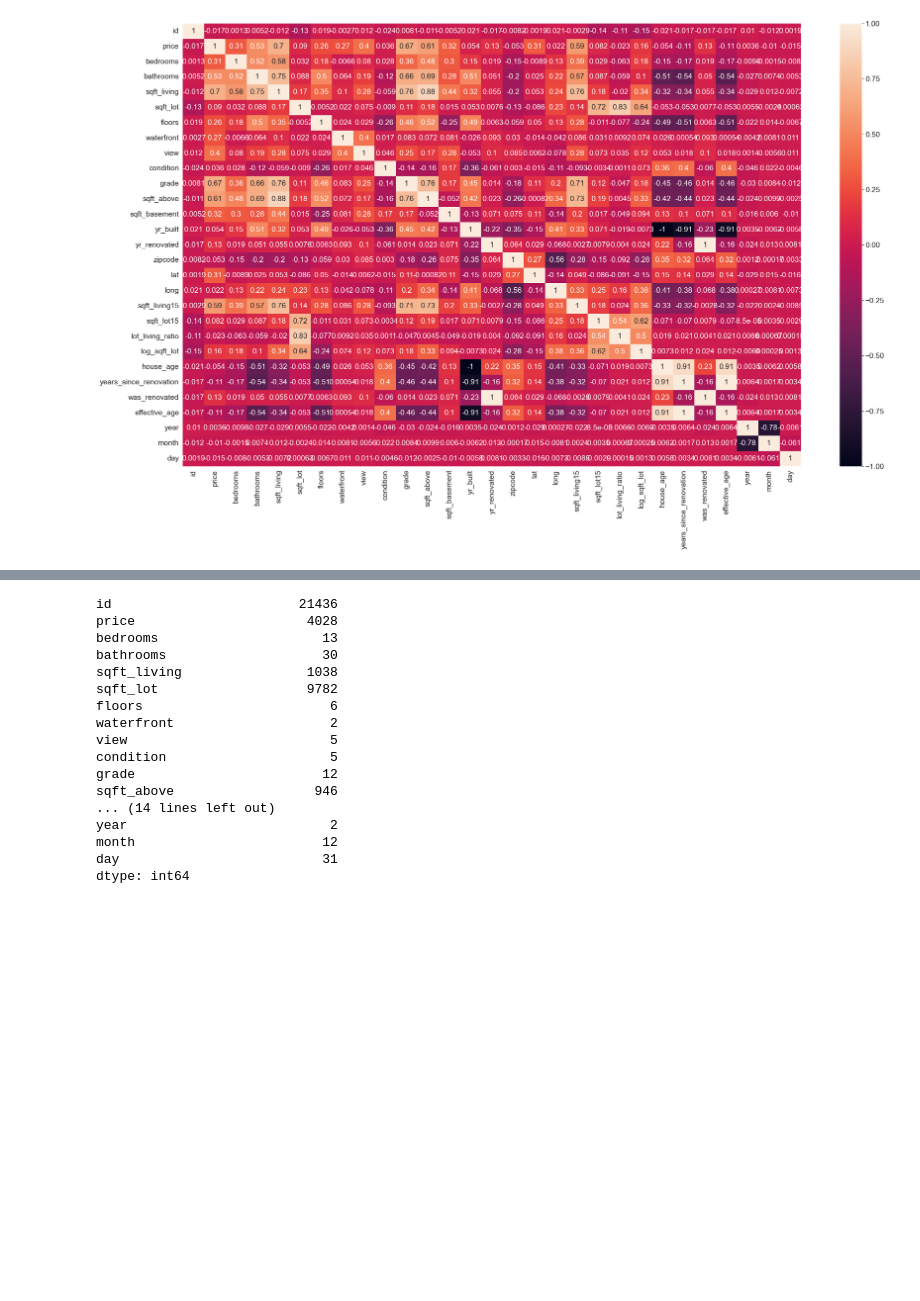
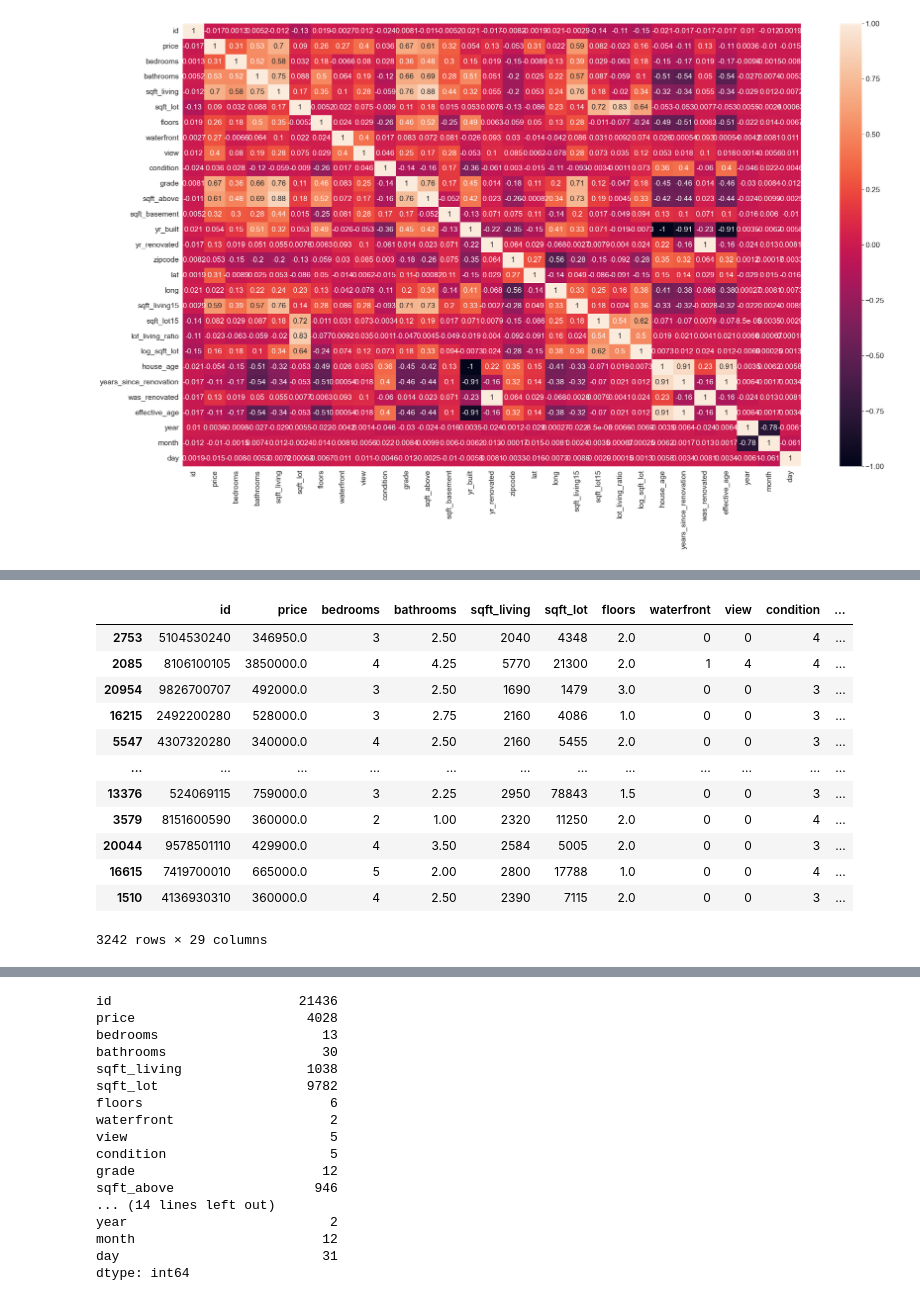
Before and after one commit to Alhusuly10/Regression-problem, a Jupyter notebook: House Sales in King County, USA.ipynb, the cells around one changed output, grey strips where cells are left out. Drawn from its saved outputs; the diff is of its cells as text; code cells hidden in the pictures; blank space fills up the shorter version.

```diff
--- a/House Sales in King County, USA.ipynb
+++ b/House Sales in King County, USA.ipynb
@@ -380,0 +378,16 @@ train_set, test_set = train_test_split(house_data, test_size = 0.2, random_state
+# %%
+test_set # Inspecting the train set
+# %% [output]
+|  | id | price | bedrooms | bathrooms | sqft_living | sqft_lot | floors | waterfront | view | condition | ... |
+| 2753 | 5104530240 | 346950.0 | 3 | 2.50 | 2040 | 4348 | 2.0 | 0 | 0 | 4 | ... |
+| 2085 | 8106100105 | 3850000.0 | 4 | 4.25 | 5770 | 21300 | 2.0 | 1 | 4 | 4 | ... |
+| 20954 | 9826700707 | 492000.0 | 3 | 2.50 | 1690 | 1479 | 3.0 | 0 | 0 | 3 | ... |
+| 16215 | 2492200280 | 528000.0 | 3 | 2.75 | 2160 | 4086 | 1.0 | 0 | 0 | 3 | ... |
+| 5547 | 4307320280 | 340000.0 | 4 | 2.50 | 2160 | 5455 | 2.0 | 0 | 0 | 3 | ... |
+| ... | ... | ... | ... | ... | ... | ... | ... | ... | ... | ... | ... |
+| 13376 | 524069115 | 759000.0 | 3 | 2.25 | 2950 | 78843 | 1.5 | 0 | 0 | 3 | ... |
+| 3579 | 8151600590 | 360000.0 | 2 | 1.00 | 2320 | 11250 | 2.0 | 0 | 0 | 4 | ... |
+| 20044 | 9578501110 | 429900.0 | 4 | 3.50 | 2584 | 5005 | 2.0 | 0 | 0 | 3 | ... |
+| 16615 | 7419700010 | 665000.0 | 5 | 2.00 | 2800 | 17788 | 1.0 | 0 | 0 | 4 | ... |
+| 1510 | 4136930310 | 360000.0 | 4 | 2.50 | 2390 | 7115 | 2.0 | 0 | 0 | 3 | ... |
+3242 rows × 29 columns
```
Also changed, not shown: parts of 12 cells of this notebook.
